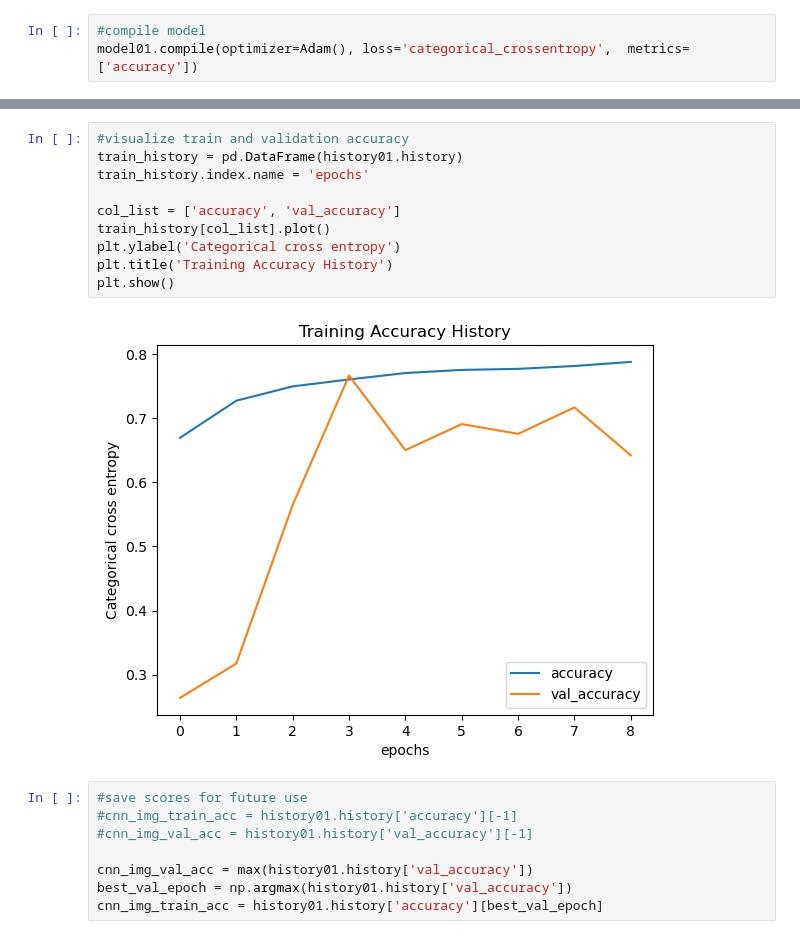
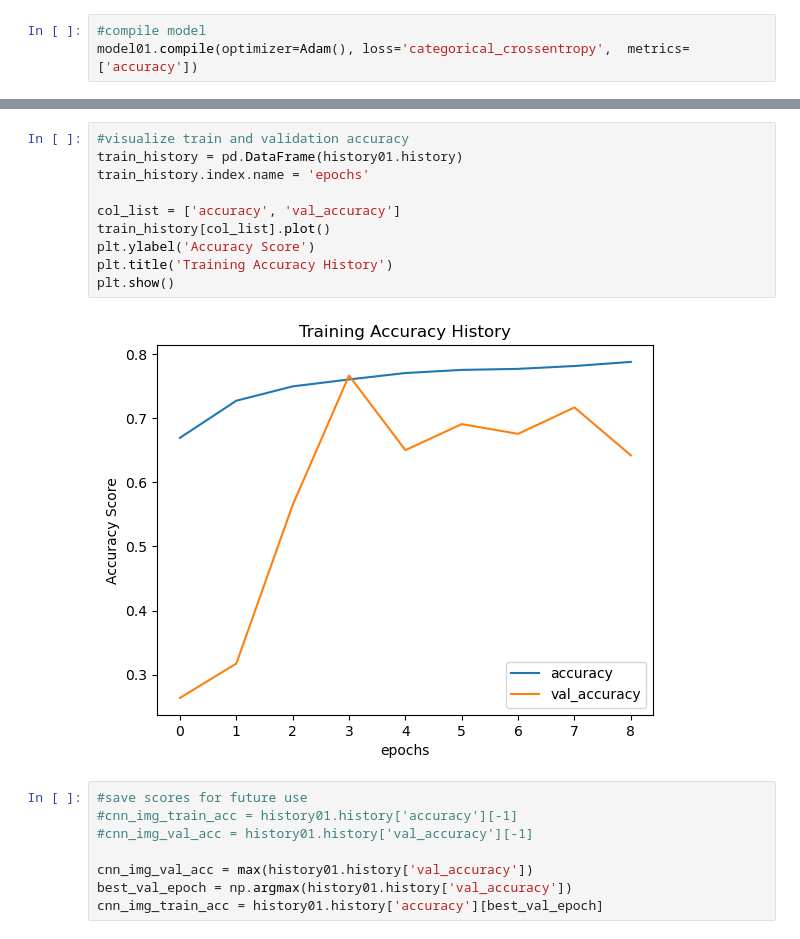
Before and after one commit to ekrueger1217/Music-Genre-Classifier, a Jupyter notebook: Sound_Classifier_Models.ipynb, the cells around one changed output, grey strips where cells are left out. Cells and saved outputs as stored; diff of their text form.

```diff
--- a/Sound_Classifier_Models.ipynb
+++ b/Sound_Classifier_Models.ipynb
@@ -471,15 +622,15 @@ Epoch 9/20
 # %%
 #visualize train and validation accuracy
 train_history = pd.DataFrame(history01.history)
 train_history.index.name = 'epochs'
 
 col_list = ['accuracy', 'val_accuracy']
 train_history[col_list].plot()
-plt.ylabel('Categorical cross entropy')
+plt.ylabel('Accuracy Score')
 plt.title('Training Accuracy History')
 plt.show()
 # %% [output]
-[figure, old version]
+[figure, new version]
 # %%
 #save scores for future use
 #cnn_img_train_acc = history01.history['accuracy'][-1]
```
Also changed, not shown: parts of 25 cells of this notebook, 10 other files.
